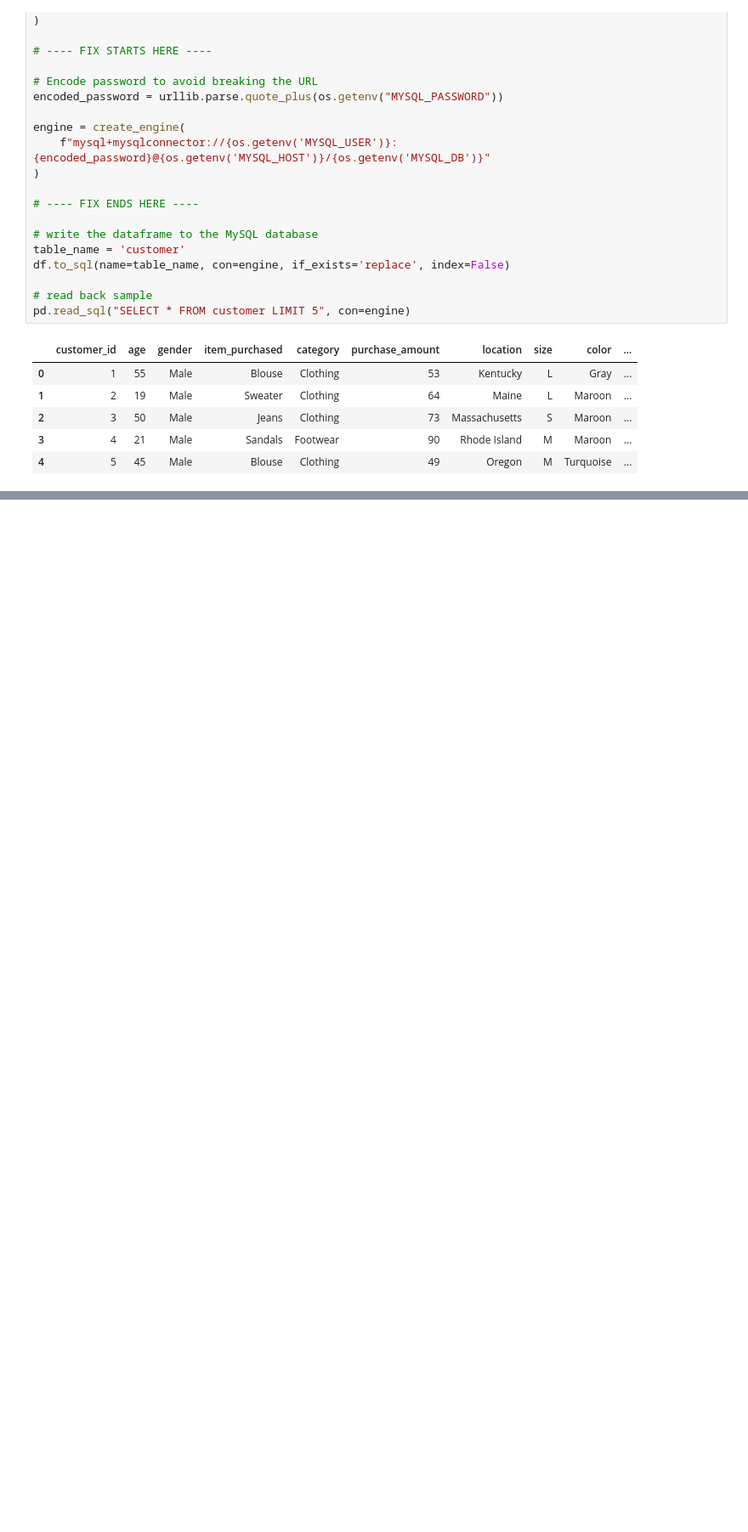
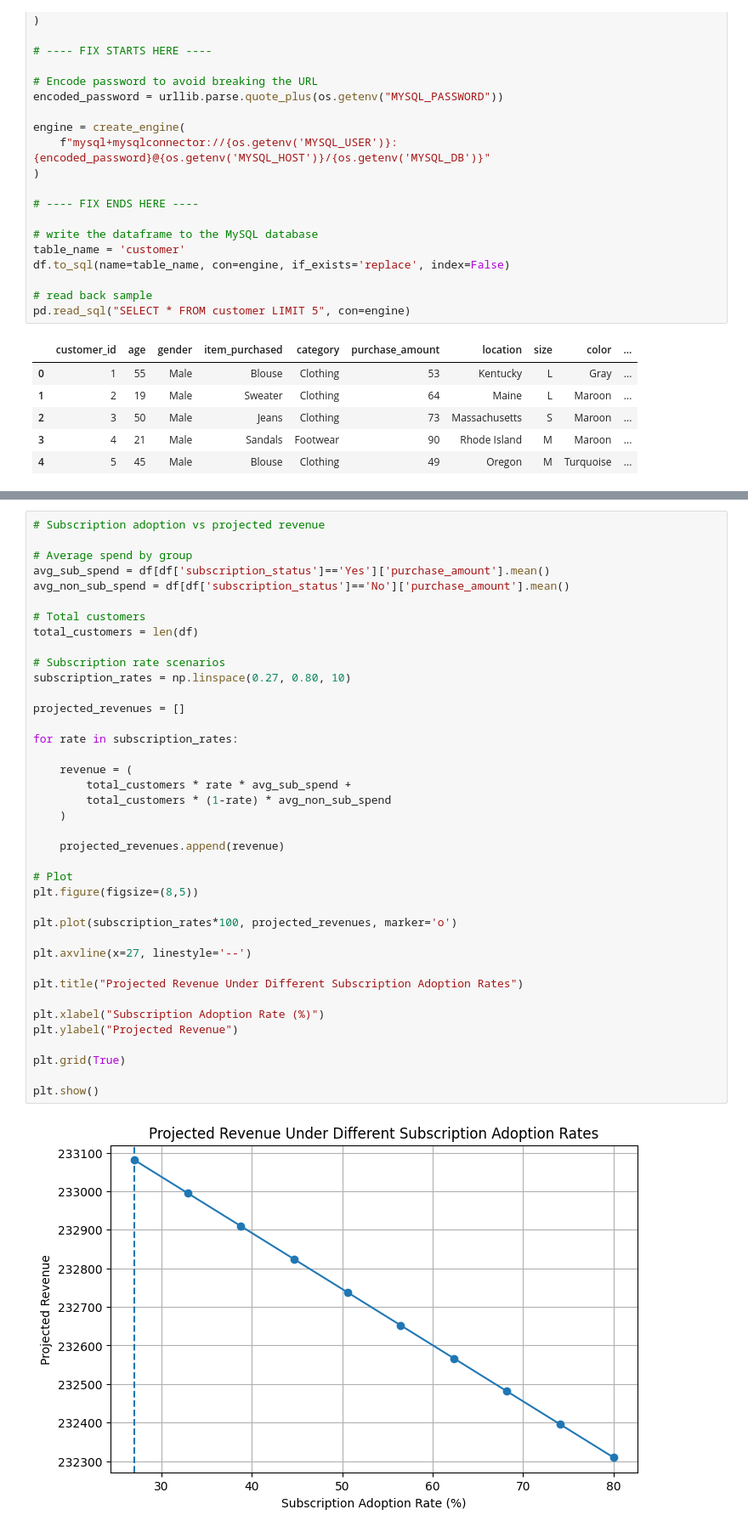
Before and after one commit to sayonyyy/customer_trends_data_analysis-SQL-Python-PowerBI, a Jupyter notebook: customer_shopping_behaviour_analysis.ipynb, the cells around one changed output, grey strips where cells are left out. Shown at 85% size. Saved outputs shown, nothing was run; the diff lists cells and outputs as text; blank space fills up the shorter version.

```diff
--- a/customer_shopping_behaviour_analysis.ipynb
+++ b/customer_shopping_behaviour_analysis.ipynb
@@ -237,0 +591,41 @@ pd.read_sql("SELECT * FROM customer LIMIT 5", con=engine)
+# %%
+# Subscription adoption vs projected revenue
+
+# Average spend by group
+avg_sub_spend = df[df['subscription_status']=='Yes']['purchase_amount'].mean()
+avg_non_sub_spend = df[df['subscription_status']=='No']['purchase_amount'].mean()
+
+# Total customers
+total_customers = len(df)
+
+# Subscription rate scenarios
+subscription_rates = np.linspace(0.27, 0.80, 10)
+
+projected_revenues = []
+
+for rate in subscription_rates:
+
+    revenue = (
+        total_customers * rate * avg_sub_spend +
+        total_customers * (1-rate) * avg_non_sub_spend
+    )
+
+    projected_revenues.append(revenue)
+
+# Plot
+plt.figure(figsize=(8,5))
+
+plt.plot(subscription_rates*100, projected_revenues, marker='o')
+
+plt.axvline(x=27, linestyle='--')
+
+plt.title("Projected Revenue Under Different Subscription Adoption Rates")
+
+plt.xlabel("Subscription Adoption Rate (%)")
+plt.ylabel("Projected Revenue")
+
+plt.grid(True)
+
+plt.show()
+# %% [output]
+[figure, added]
```
Also changed, not shown: parts of 30 cells of this notebook, 1 other file.
